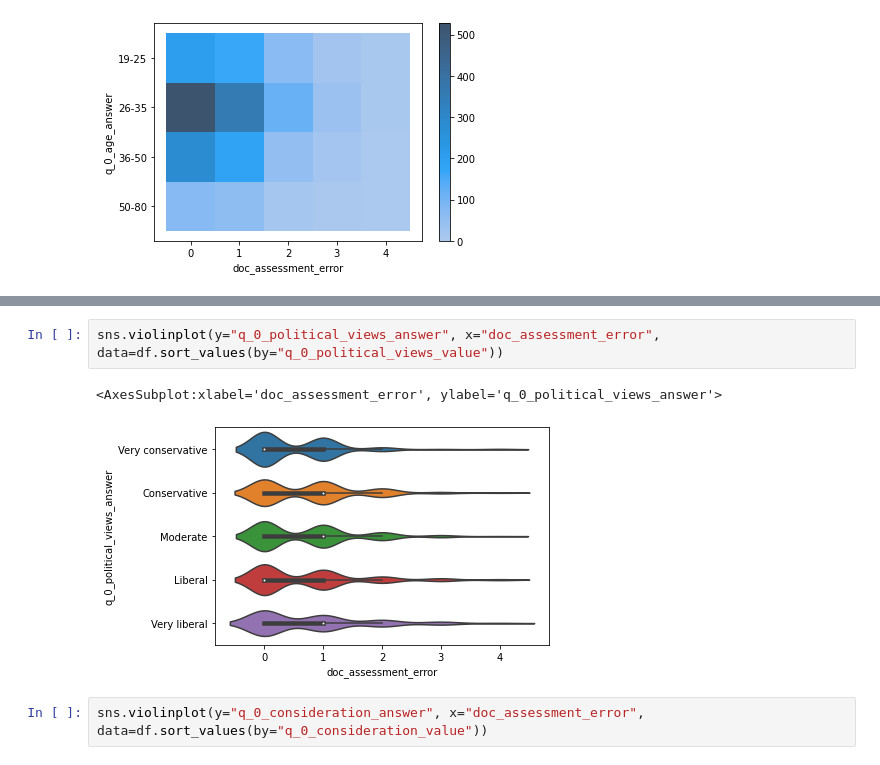
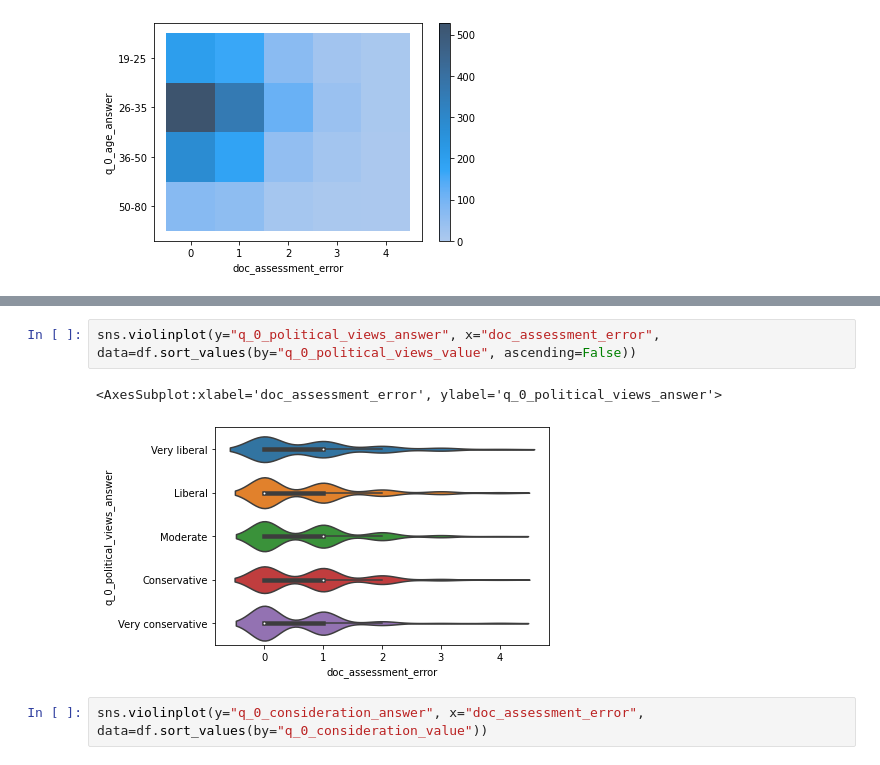
Before and after one commit to EyeofBeholder-NLeSC/play-around-sample-set, a Jupyter notebook: notebooks/IPM_worker_reliability_statistics.ipynb, the cells around one changed output, grey strips where cells are left out. Cells and saved outputs as stored; diff of their text form.

```diff
--- a/notebooks/IPM_worker_reliability_statistics.ipynb
+++ b/notebooks/IPM_worker_reliability_statistics.ipynb
@@ -53,8 +53,8 @@ sns.violinplot(y="q_0_taxes_answer", x="doc_assessment_error", data=df.sort_valu
 # %%
-sns.violinplot(y="q_0_political_views_answer", x="doc_assessment_error", data=df.sort_values(by="q_0_political_views_value"))
+sns.violinplot(y="q_0_political_views_answer", x="doc_assessment_error", data=df.sort_values(by="q_0_political_views_value", ascending=False))
 # %% [output]
 <AxesSubplot:xlabel='doc_assessment_error', ylabel='q_0_political_views_answer'>
-[figure, old version]
+[figure, new version]
 # %%
 sns.violinplot(y="q_0_consideration_answer", x="doc_assessment_error", data=df.sort_values(by="q_0_consideration_value"))
 # %% [output]
```
Also changed, not shown: parts of 3 cells of this notebook.
